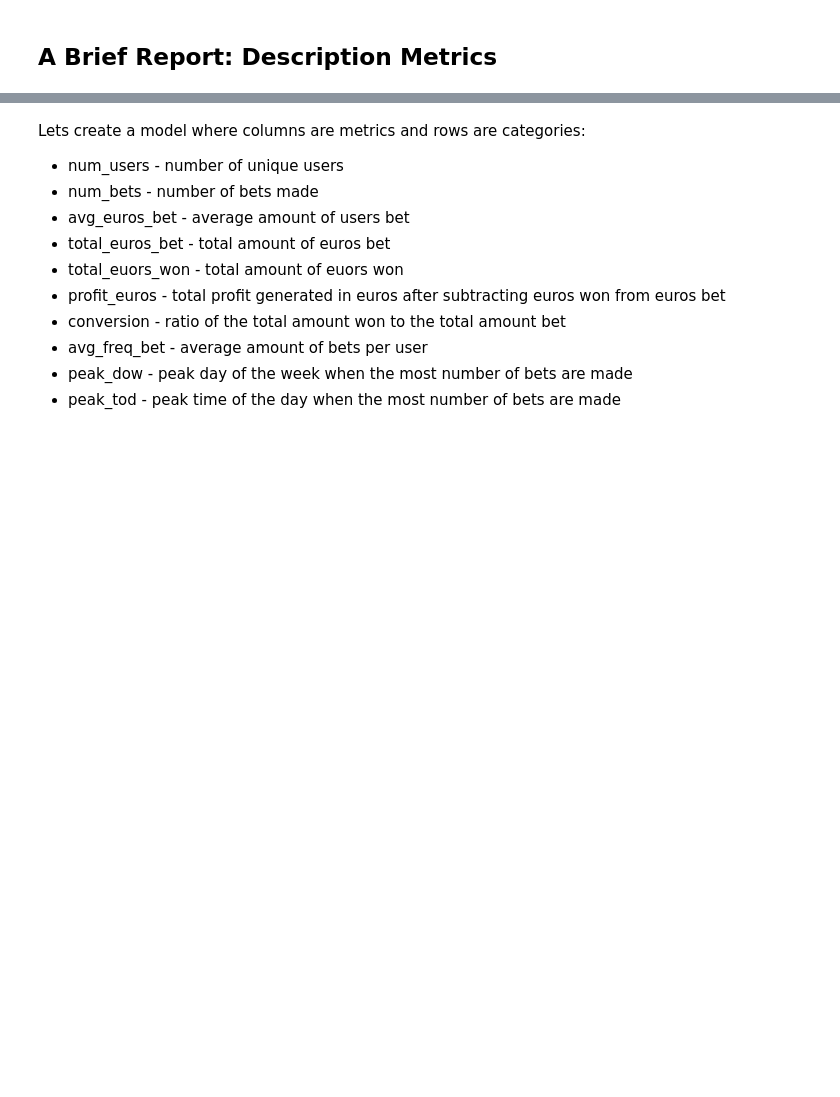
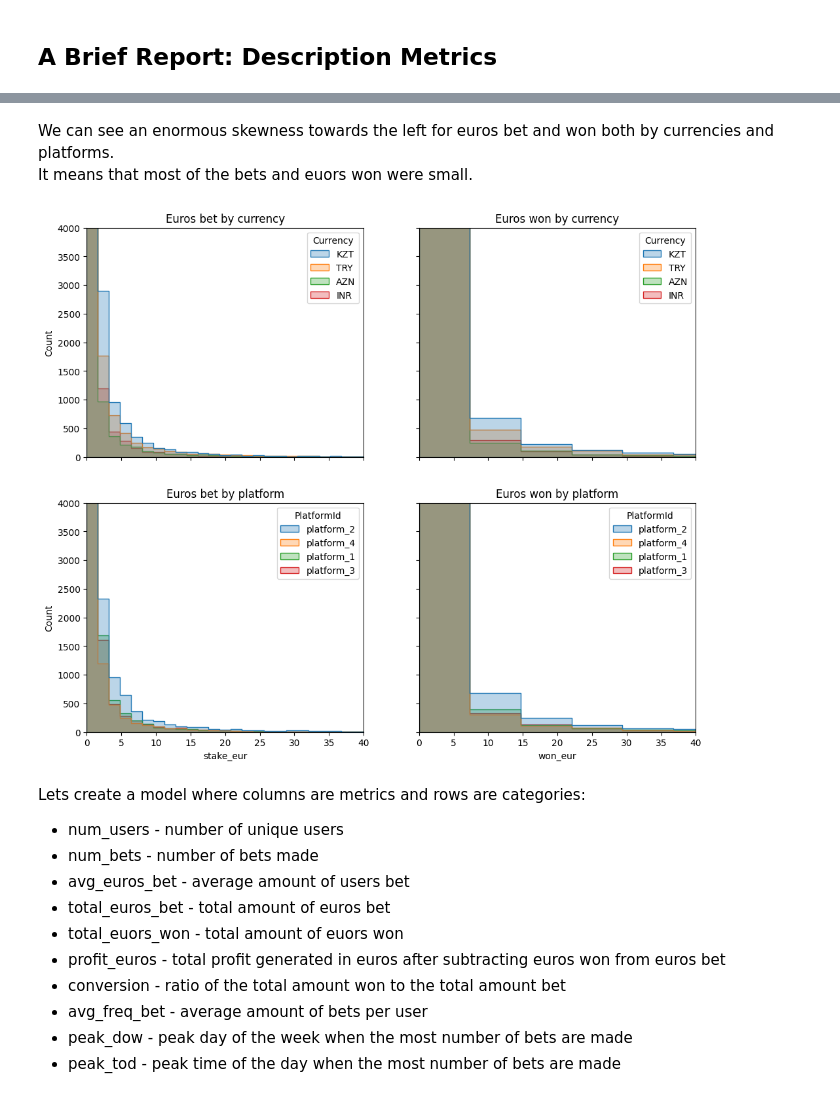
Before and after one commit to stasbub/seed, a Jupyter notebook: src/Aviatrix/aviatrix.ipynb, the cells around one changed output, grey strips where cells are left out. Drawn from its saved outputs; the diff is of its cells as text; code cells hidden in the pictures; blank space fills up the shorter version.

```diff
--- a/src/Aviatrix/aviatrix.ipynb
+++ b/src/Aviatrix/aviatrix.ipynb
@@ -74,3 +110,32 @@ array(['KZT', 'TRY', 'AZN', 'INR'], dtype=object)
+# %% [markdown]
+We can see an enormous skewness towards the left for euros bet and won both by currencies and platforms. \
+It means that most of the bets and euors won were small.
+# %%
+fig, axes = plt.subplots(2, 2, figsize=(12, 10), sharex=True ,sharey=True)
+
+sns.histplot(data=df, x='stake_eur', hue='Currency', alpha=0.3, bins=200, element="step", ax=axes[0, 0])
+axes[0, 0].set_title("Euros bet by currency")
+axes[0, 0].set_ylim(0, 4000)
+axes[0, 0].set_xlim(0, 40)
+
+sns.histplot(data=df, x='won_eur', hue='Currency', alpha=0.3, bins=200, element="step", ax=axes[0, 1])
+axes[0, 1].set_title("Euros won by currency")
+axes[0, 1].set_ylim(0, 4000)
+axes[0, 1].set_xlim(0, 40)
+
+sns.histplot(data=df, x='stake_eur', hue='PlatformId', alpha=0.3, bins=200, element="step", ax=axes[1, 0])
+axes[1, 0].set_title("Euros bet by platform")
+axes[1, 0].set_ylim(0, 4000)
+axes[1, 0].set_xlim(0, 40)
+
+sns.histplot(data=df, x='won_eur', hue='PlatformId', alpha=0.3, bins=200, element="step", ax=axes[1, 1])
+axes[1, 1].set_title("Euros won by platform")
+axes[1, 1].set_ylim(0, 4000)
+axes[1, 1].set_xlim(0, 40)
+
+plt.show()
+# %% [output]
+[figure, added]
 # %% [markdown]
 Lets create a model where columns are metrics and rows are categories:
 - num_users - number of unique users
```
Also changed, not shown: parts of 9 cells of this notebook.
